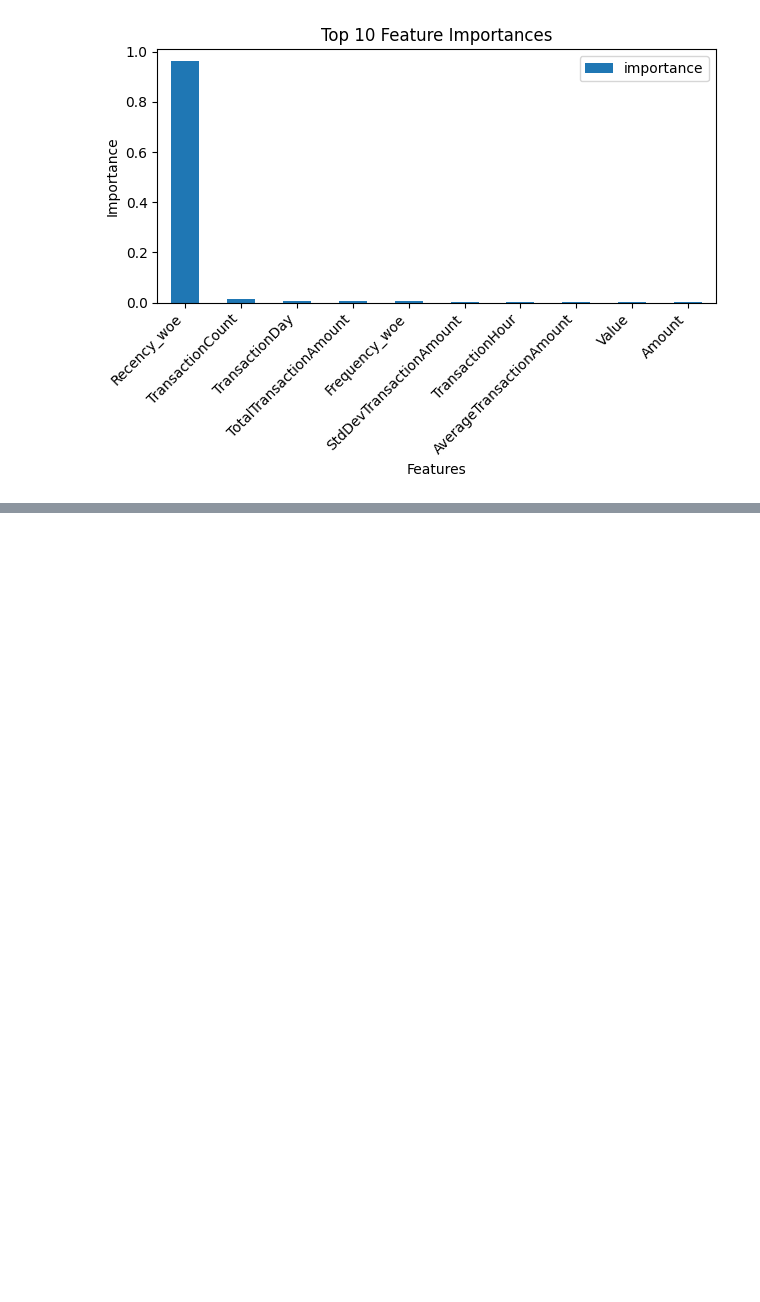
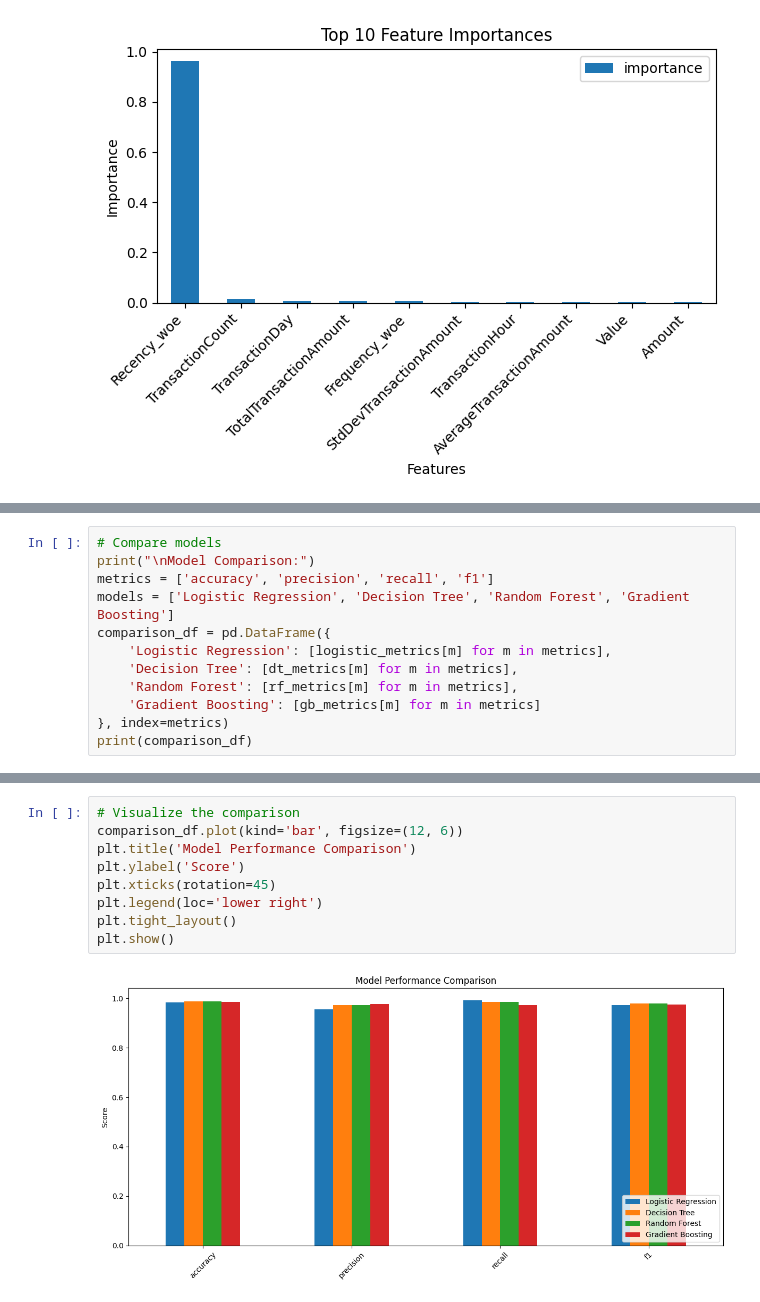
Before and after one commit to nebiyu-getachew/bati-bank-credit-scoring, a Jupyter notebook: notebooks/task_4.ipynb, the cells around one changed output, grey strips where cells are left out. Drawn from its saved outputs; the diff is of its cells as text; blank space fills up the shorter version.

Commit message:
Compare Models

```diff
--- a/notebooks/task_4.ipynb
+++ b/notebooks/task_4.ipynb
@@ -258,0 +261,12 @@ F1: 0.9746
+# %%
+# Compare models
+print("\nModel Comparison:")
+metrics = ['accuracy', 'precision', 'recall', 'f1']
+models = ['Logistic Regression', 'Decision Tree', 'Random Forest', 'Gradient Boosting']
+comparison_df = pd.DataFrame({
+    'Logistic Regression': [logistic_metrics[m] for m in metrics],
+    'Decision Tree': [dt_metrics[m] for m in metrics],
+    'Random Forest': [rf_metrics[m] for m in metrics],
+    'Gradient Boosting': [gb_metrics[m] for m in metrics]
+}, index=metrics)
+print(comparison_df)
@@ -258,0 +286,11 @@ F1: 0.9746
+# %%
+# Visualize the comparison
+comparison_df.plot(kind='bar', figsize=(12, 6))
+plt.title('Model Performance Comparison')
+plt.ylabel('Score')
+plt.xticks(rotation=45)
+plt.legend(loc='lower right')
+plt.tight_layout()
+plt.show()
+# %% [output]
+[figure, added]
```
Also changed, not shown: parts of 3 cells of this notebook, 1 other file.
